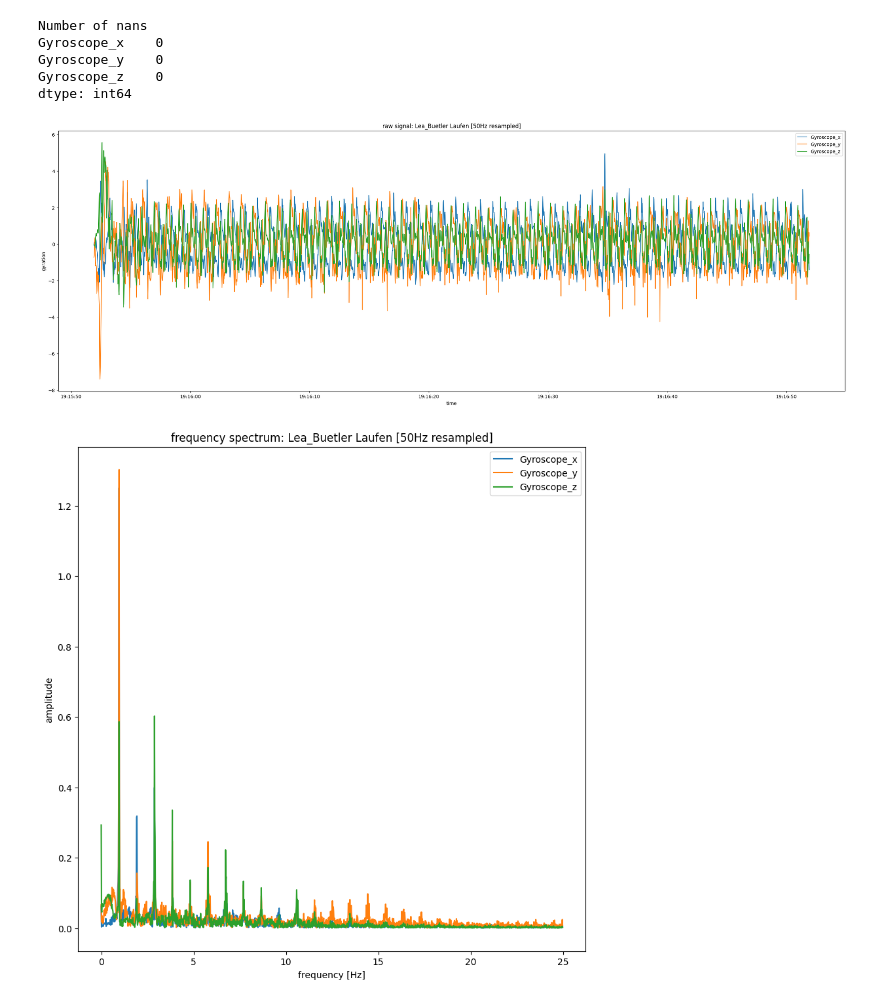
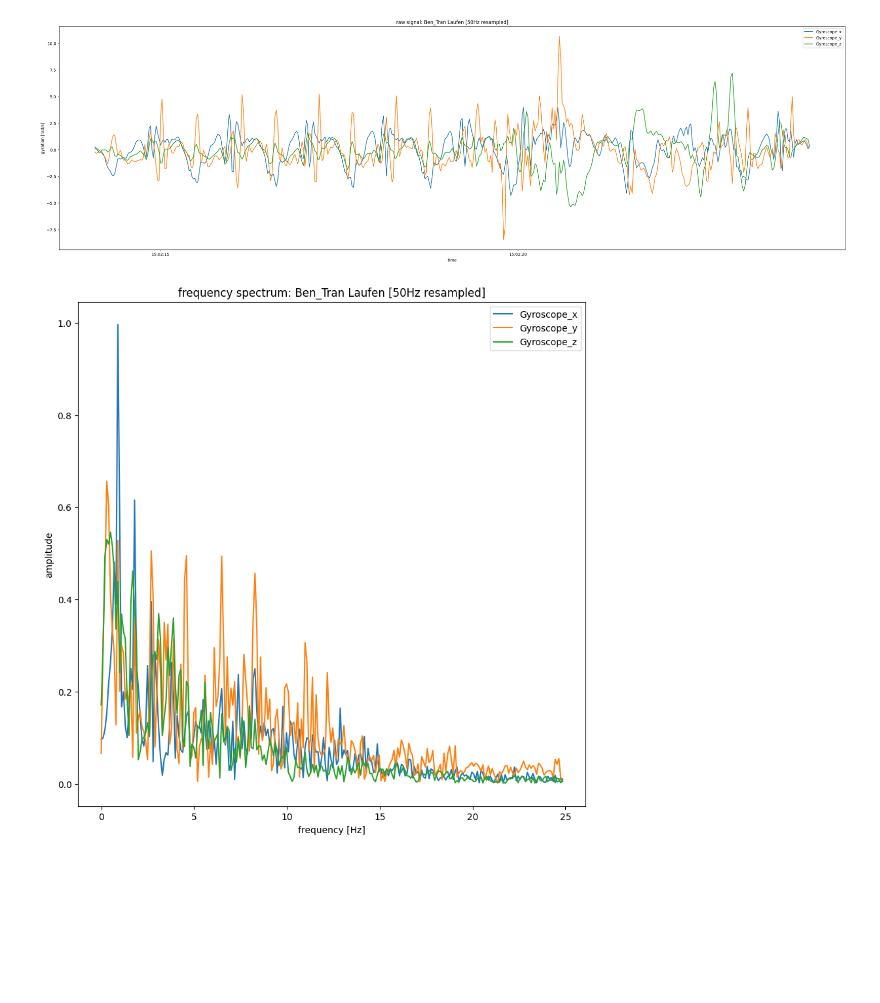
Before and after one commit to Sensor-Based-Activity-Recognition/explorative-data-analysis, a Jupyter notebook: eda_gyroscope.ipynb, the cells around one changed output. Drawn from its saved outputs; the diff is of its cells as text; code cells hidden in the pictures; blank space fills up the shorter version.

```diff
--- a/eda_gyroscope.ipynb
+++ b/eda_gyroscope.ipynb
@@ -50,0 +13,9 @@ def plot_trunc_res_gyro(df:pd.DataFrame, len_s = 60, resample_freq_Hz = 50, size
+# %%
+def get_person_activity(person:str, activity:str):
+    return pd.read_csv(io.StringIO(requests.get(f"http://docker.caracal-lime.ts.net:9000/exp?query=SELECT * FROM prod where person %3D '{person}' and activity %3D '{activity}'").text), parse_dates=['timestamp']).set_index('timestamp', drop=True)
+
+def get_activity(activity:str):
+    return pd.read_csv(io.StringIO(requests.get(f"http://docker.caracal-lime.ts.net:9000/exp?query=SELECT * FROM prod where activity %3D '{activity}'").text), parse_dates=['timestamp']).set_index('timestamp', drop=True)
+
+def get_person(person:str):
+    return pd.read_csv(io.StringIO(requests.get(f"http://docker.caracal-lime.ts.net:9000/exp?query=SELECT * FROM prod where person %3D '{person}'").text), parse_dates=['timestamp']).set_index('timestamp', drop=True)
@@ -51,13 +84,31 @@ def plot_trunc_res_gyro(df:pd.DataFrame, len_s = 60, resample_freq_Hz = 50, size
+# %%
+def plot_trunc_res_gyro(df:pd.DataFrame, len_s = 60, resample_freq_Hz = 50):
+    #plot raw signal
+    activity = df["activity"][0]
+    person = df["person"][0]
+
+    df_gyro = resample_df(df[["Gyroscope_x", "Gyroscope_y", "Gyroscope_z"]], resample_freq_Hz)
+    df_gyro = df_gyro.loc[df_gyro.index <= df_gyro.index[0]+pd.Timedelta(len_s, "s")]
+
+    plot_raw(df_gyro, f"raw signal: {person} {activity} [{resample_freq_Hz}Hz resampled]", "gyration [rad/s]", (35,10))
+
+    plot_fft(df_gyro, f"frequency spectrum: {person} {activity} [{resample_freq_Hz}Hz resampled]", (10,10))
+
+def plot_trunc_res_gyro_norm(df:pd.DataFrame, len_s = 60, resample_freq_Hz = 50):
+    #plot raw signal
+    activity = df["activity"][0]
+    person = df["person"][0]
+
+    df_gyro = resample_df(pd.DataFrame(index=df.index, data={"gyro_norm": np.linalg.norm(df[["Gyroscope_x", "Gyroscope_y", "Gyroscope_z"]].to_numpy(), axis=1)}), resample_freq_Hz)
+    df_gyro = df_gyro.loc[df_gyro.index <= df_gyro.index[0]+pd.Timedelta(len_s, "s")]
+
+    plot_raw(df_gyro, f"raw signal: {person} {activity} [{resample_freq_Hz}Hz resampled]", "gyration [rad/s]", (35,10))
+
+    plot_fft(df_gyro, f"frequency spectrum: {person} {activity} [{resample_freq_Hz}Hz resampled]", (10,10))
 # %%
-for filename, df in get_df_activity("Laufen").groupby(["filename"]):
-    plot_trunc_res_gyro(df)
-
+for filename, df in get_person_activity("Ben_Tran", "Laufen").groupby(["filename"]):
+    plot_trunc_res_gyro(df, 10, 50)
     break
 # %% [output]
-Number of nans
-Gyroscope_x    0
-Gyroscope_y    0
-Gyroscope_z    0
-dtype: int64
-[figure, old version]
+[figure, new version]
-[figure, old version]
+[figure, new version]
```
Also changed, not shown: parts of 10 cells of this notebook.
